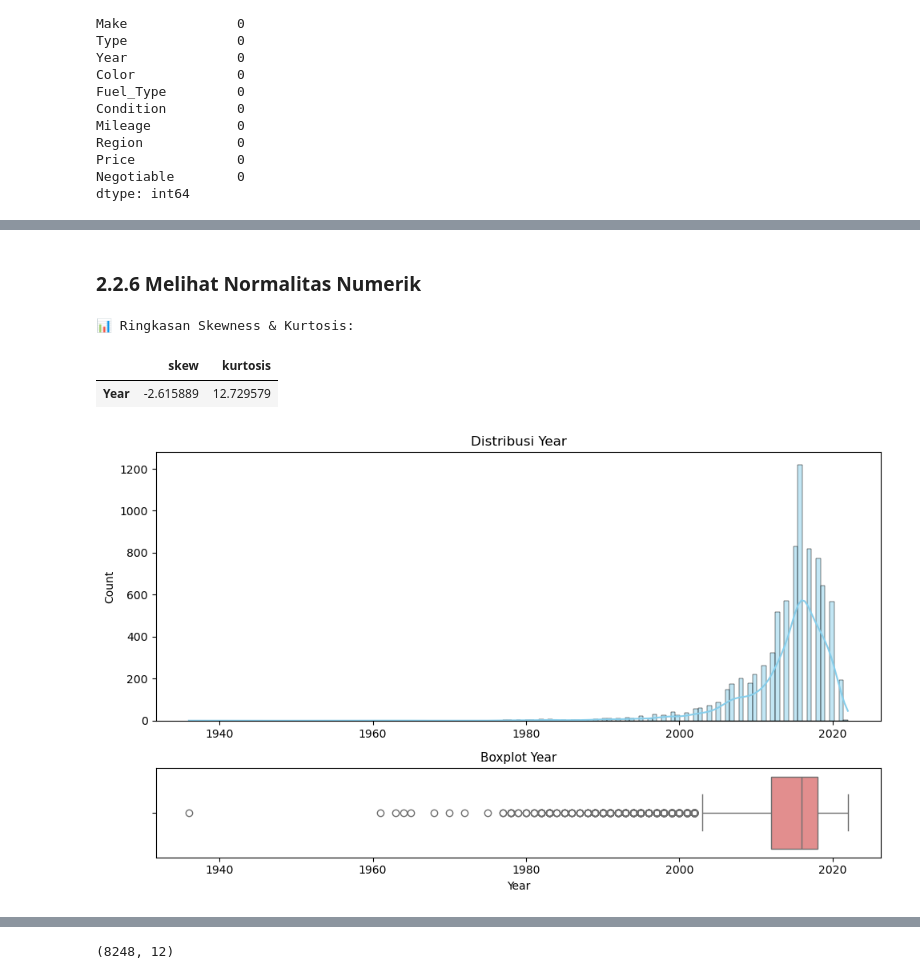
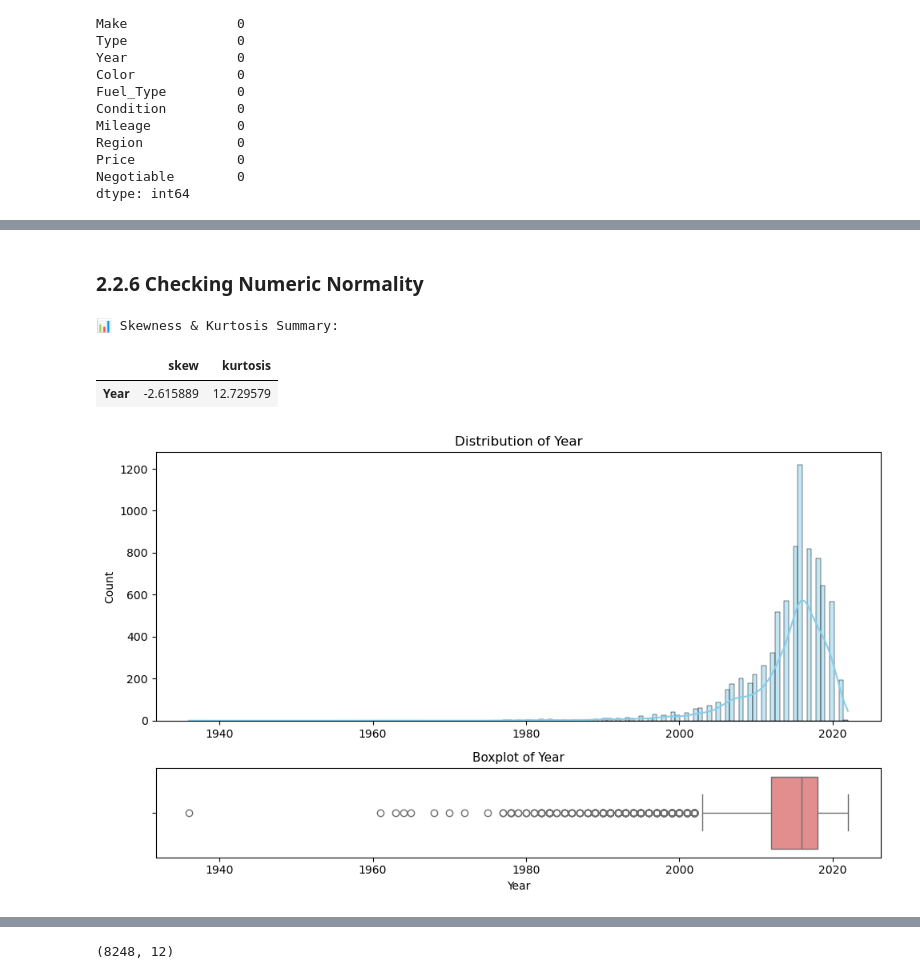
Before and after one commit to hansdarmawann/arabian-cars-1, a Jupyter notebook: Notebooks/02_Data Acquisition And Understanding.ipynb, the cells around one changed output, grey strips where cells are left out. Saved outputs shown, nothing was run; the diff lists cells and outputs as text; code cells hidden in the pictures.

```diff
--- a/Notebooks/02_Data Acquisition And Understanding.ipynb
+++ b/Notebooks/02_Data Acquisition And Understanding.ipynb
@@ -249,56 +261,56 @@ Kolom seperti **Make, Type, Year, Color, Fuel_Type, Condition, Mileage, Region,
 # %% [markdown]
-### 2.2.6 Melihat Normalitas Numerik
+### 2.2.6 Checking Numeric Normality
 # %%
 def check_normality(df, cols=None):
     """
-    Fungsi untuk memeriksa normalitas distribusi numerik:
-    - Menampilkan skewness & kurtosis
-    - Menampilkan histogram + KDE dan boxplot untuk tiap kolom
+    Function to examine numeric distribution normality:
+    - Displays skewness & kurtosis
+    - Shows histogram + KDE and boxplot for each column
 
     Parameters
     ----------
     df : pd.DataFrame
-        Dataframe input
-    cols : list (opsional)
-        Daftar kolom yang ingin dianalisis. Jika None → semua kolom numerik.
+        Input dataframe
+    cols : list (optional)
+        List of columns to analyze. If None → all numeric columns.
     """
 
-    # Buat salinan agar data asli aman
+    # Create a copy to keep original data safe
     df_temp = df.copy()
 
-    # Tentukan kolom numerik
+    # Determine numeric columns
     if cols is None:
         cols = df_temp.select_dtypes(include=[np.number]).columns.tolist()
 
-    # Konversi kolom ke numerik sementara (jaga-jaga kalau masih object)
+    # Temporarily convert columns to numeric (in case some are still object)
     for col in cols:
         df_temp[col] = pd.to_numeric(df_temp[col], errors='coerce')
 
-    # Hitung skewness & kurtosis
+    # Compute skewness & kurtosis
     normality_df = df_temp[cols].agg(['skew', 'kurtosis']).transpose()
-    print("\n📊 Ringkasan Skewness & Kurtosis:")
+    print("\n📊 Skewness & Kurtosis Summary:")
     display(normality_df)
 
-    # Visualisasi tiap kolom
+    # Visualization for each column
     for col in cols:
         fig, axes = plt.subplots(2, 1, figsize=(10, 6), gridspec_kw={'height_ratios': [3, 1]})
 
         # Histogram + KDE
         sns.histplot(df_temp[col], kde=True, ax=axes[0], color='skyblue')
-        axes[0].set_title(f'Distribusi {col}', fontsize=12)
+        axes[0].set_title(f'Distribution of {col}', fontsize=12)
         axes[0].set_xlabel('')
 
         # Boxplot
         sns.boxplot(x=df_temp[col], ax=axes[1], color='lightcoral')
-        axes[1].set_title(f'Boxplot {col}', fontsize=11)
+        axes[1].set_title(f'Boxplot of {col}', fontsize=11)
 
         plt.tight_layout()
         plt.show()
 
-# Jalankan analisis normalitas per kolom
+# Run normality analysis for a specific column
 check_normality(df, ['Year'])
 # %% [output]
-📊 Ringkasan Skewness & Kurtosis:
+📊 Skewness & Kurtosis Summary:
 |  | skew | kurtosis |
 | Year | -2.615889 | 12.729579 |
-[figure, old version]
+[figure, new version]
```
Also changed, not shown: parts of 95 cells of this notebook, 4 other files.
